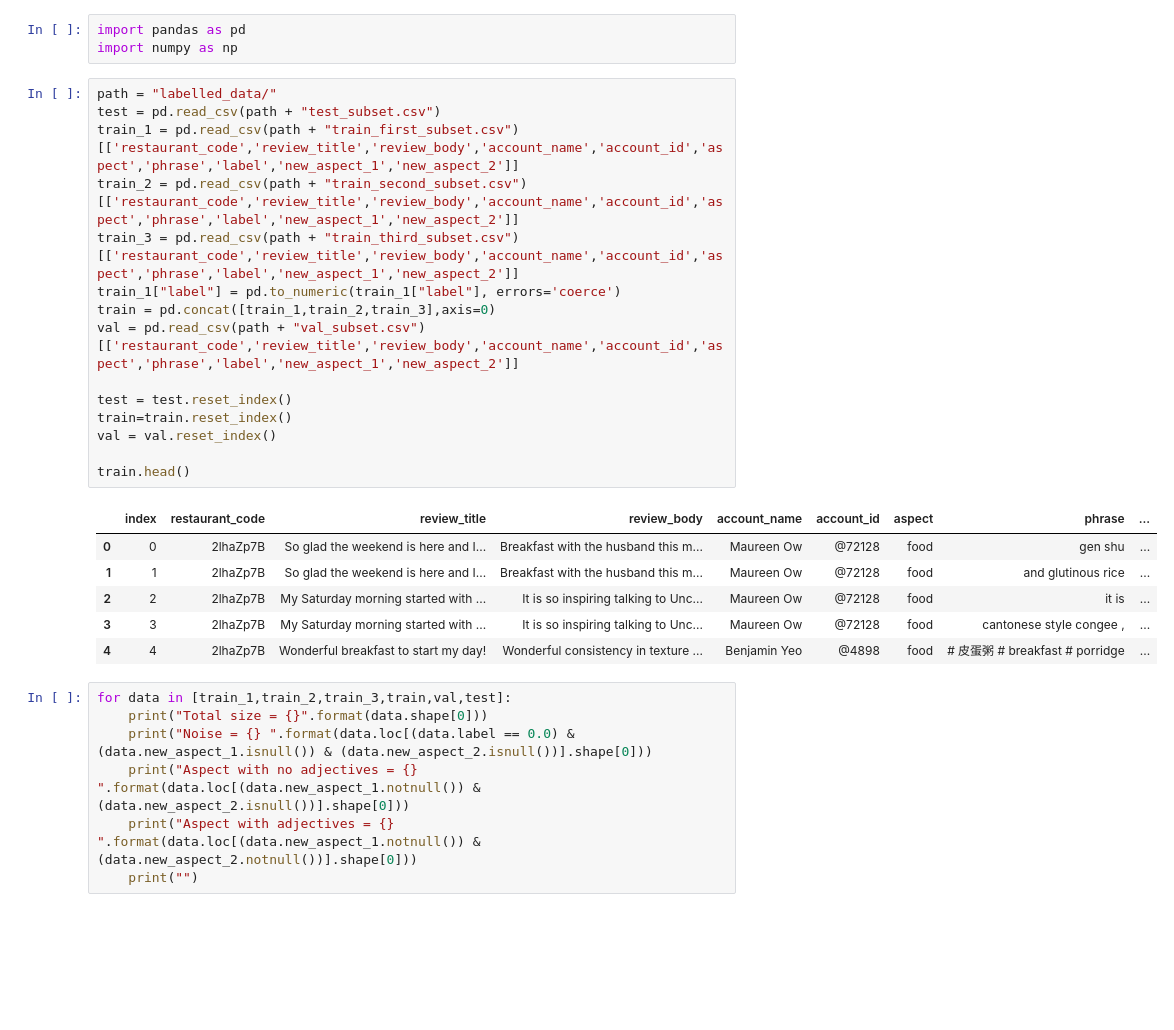
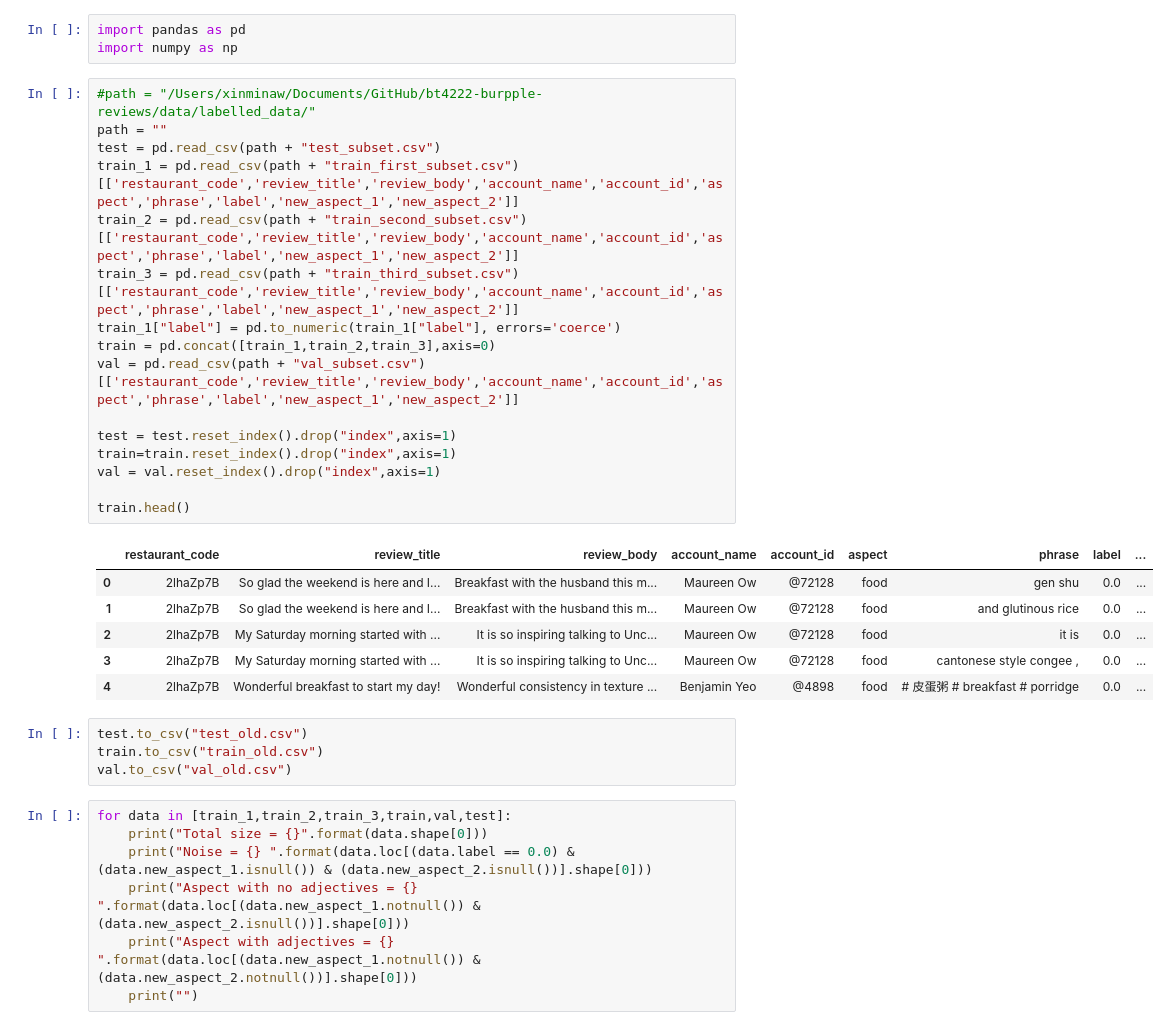
Before and after one commit to ValaryLim/bt4222-burpple-reviews, a Jupyter notebook: modelling/Sentiment Analysis.ipynb, the cells around one changed output. Cells and saved outputs as stored; diff of their text form; blank space fills up the shorter version.

Commit message:
include train val test generation

```diff
--- a/modelling/Sentiment Analysis.ipynb
+++ b/modelling/Sentiment Analysis.ipynb
@@ -14,27 +14,32 @@ TODO :
 import pandas as pd
 import numpy as np
 # %%
-path = "labelled_data/"
+#path = "/Users/xinminaw/Documents/GitHub/bt4222-burpple-reviews/data/labelled_data/"
+path = ""
 test = pd.read_csv(path + "test_subset.csv")
 train_1 = pd.read_csv(path + "train_first_subset.csv")[['restaurant_code','review_title','review_body','account_name','account_id','aspect','phrase','label','new_aspect_1','new_aspect_2']]
 train_2 = pd.read_csv(path + "train_second_subset.csv")[['restaurant_code','review_title','review_body','account_name','account_id','aspect','phrase','label','new_aspect_1','new_aspect_2']]
 train_3 = pd.read_csv(path + "train_third_subset.csv")[['restaurant_code','review_title','review_body','account_name','account_id','aspect','phrase','label','new_aspect_1','new_aspect_2']]
 train_1["label"] = pd.to_numeric(train_1["label"], errors='coerce')
 train = pd.concat([train_1,train_2,train_3],axis=0)
 val = pd.read_csv(path + "val_subset.csv")[['restaurant_code','review_title','review_body','account_name','account_id','aspect','phrase','label','new_aspect_1','new_aspect_2']]
 
-test = test.reset_index()
-train=train.reset_index()
-val = val.reset_index()
+test = test.reset_index().drop("index",axis=1)
+train=train.reset_index().drop("index",axis=1)
+val = val.reset_index().drop("index",axis=1)
 
 train.head()
 # %% [output]
-|  | index | restaurant_code | review_title | review_body | account_name | account_id | aspect | phrase | ... |
-| 0 | 0 | 2lhaZp7B | So glad the weekend is here and I... | Breakfast with the husband this m... | Maureen Ow | @72128 | food | gen shu | ... |
-| 1 | 1 | 2lhaZp7B | So glad the weekend is here and I... | Breakfast with the husband this m... | Maureen Ow | @72128 | food | and glutinous rice | ... |
-| 2 | 2 | 2lhaZp7B | My Saturday morning started with ... | It is so inspiring talking to Unc... | Maureen Ow | @72128 | food | it is | ... |
-| 3 | 3 | 2lhaZp7B | My Saturday morning started with ... | It is so inspiring talking to Unc... | Maureen Ow | @72128 | food | cantonese style congee , | ... |
-| 4 | 4 | 2lhaZp7B | Wonderful breakfast to start my day! | Wonderful consistency in texture ... | Benjamin Yeo | @4898 | food | # 皮蛋粥 # breakfast # porridge | ... |
+|  | restaurant_code | review_title | review_body | account_name | account_id | aspect | phrase | label | ... |
+| 0 | 2lhaZp7B | So glad the weekend is here and I... | Breakfast with the husband this m... | Maureen Ow | @72128 | food | gen shu | 0.0 | ... |
+| 1 | 2lhaZp7B | So glad the weekend is here and I... | Breakfast with the husband this m... | Maureen Ow | @72128 | food | and glutinous rice | 0.0 | ... |
+| 2 | 2lhaZp7B | My Saturday morning started with ... | It is so inspiring talking to Unc... | Maureen Ow | @72128 | food | it is | 0.0 | ... |
+| 3 | 2lhaZp7B | My Saturday morning started with ... | It is so inspiring talking to Unc... | Maureen Ow | @72128 | food | cantonese style congee , | 0.0 | ... |
+| 4 | 2lhaZp7B | Wonderful breakfast to start my day! | Wonderful consistency in texture ... | Benjamin Yeo | @4898 | food | # 皮蛋粥 # breakfast # porridge | 0.0 | ... |
+# %%
+test.to_csv("test_old.csv")
+train.to_csv("train_old.csv")
+val.to_csv("val_old.csv")
 # %%
 for data in [train_1,train_2,train_3,train,val,test]:
     print("Total size = {}".format(data.shape[0]))
```
Also changed, not shown: 3 other files.
